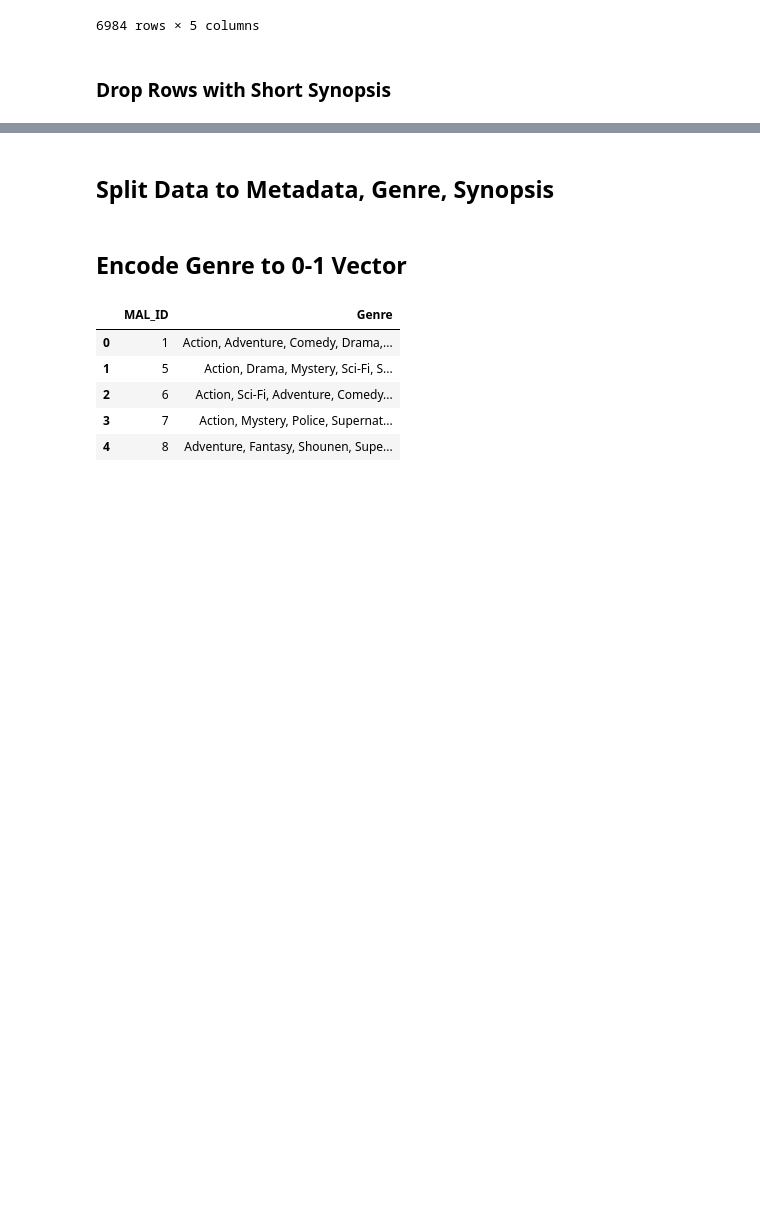
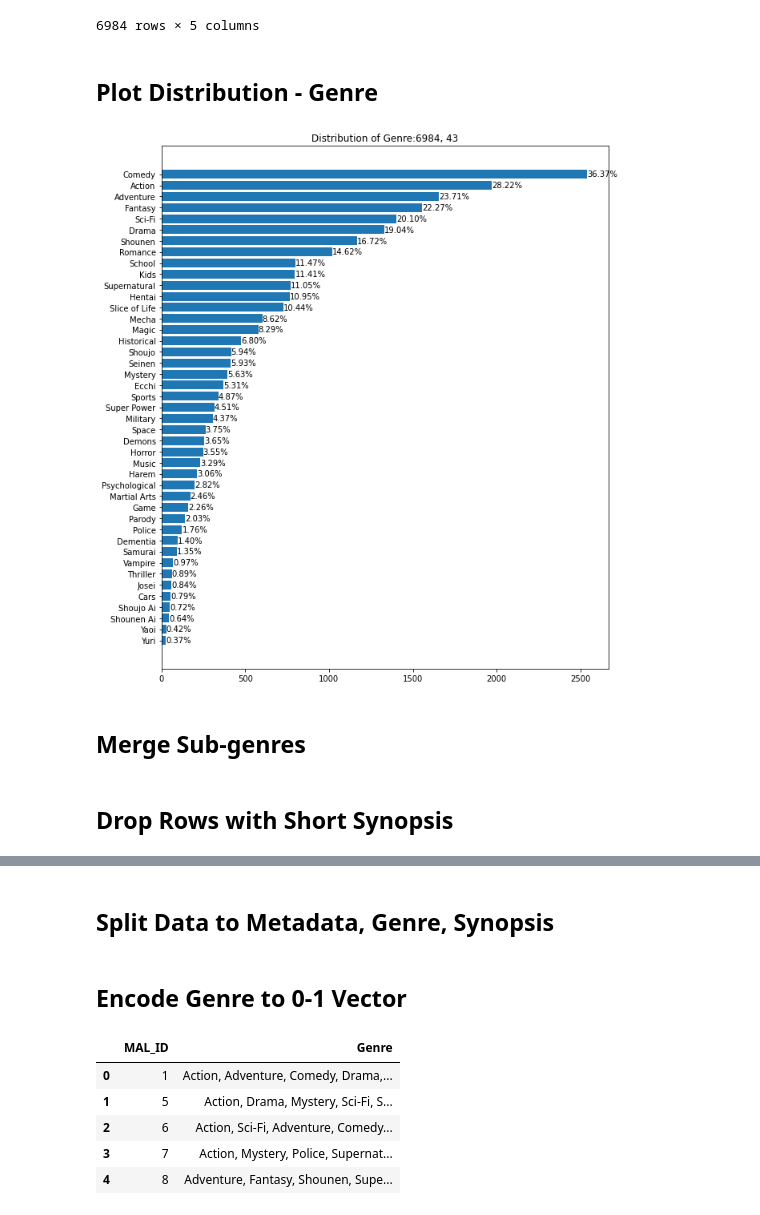
Before and after one commit to yh08037/anime-genre-classification, a Jupyter notebook: clean_data/clean_data.ipynb, the cells around one changed output, grey strips where cells are left out. Drawn from its saved outputs; the diff is of its cells as text; code cells hidden in the pictures; blank space fills up the shorter version.

```diff
--- a/clean_data/clean_data.ipynb
+++ b/clean_data/clean_data.ipynb
@@ -232,3 +232,34 @@ df
 | 17558 | 48483 | Mieruko-chan | TV | Comedy, Horror, Supernatural | typical school student life upsid... |
 | 17561 | 48492 | Scarlet Nexus | TV | Action, Fantasy | solar calendar called begun eatin... |
 6984 rows × 5 columns
+# %% [markdown]
+## Plot Distribution - Genre
+# %%
+def plot_genre_hist(df):
+    genre_list = list(set(df.Genre.str.split(', ').sum()))
+
+    genre_cnt = []
+    for genre in genre_list:
+        cnt = df.Genre.str.contains(genre).sum()
+        genre_cnt.append(cnt)
+
+    sorted_genre_list = [x for _, x in sorted(zip(genre_cnt, genre_list))]
+    sorted_genre_cnt  = sorted(genre_cnt)
+    num_anime = len(df)
+
+    fig = plt.figure(figsize=(10, 12))
+    ax = fig.subplots()
+    bars = plt.barh(sorted_genre_list, sorted_genre_cnt)
+    for i, bar in enumerate(bars):
+        percent = sorted_genre_cnt[i] / num_anime * 100
+        x = bar.get_width()
+        y = bar.get_y() + bar.get_height() / 2
+        ax.text(x, y, str('%.2f%%'%percent), ha='left', va='center')
+    plt.title('Distribution of Genre:%d, %d'%(num_anime, len(genre_list)))
+    plt.show()
+# %%
+plot_genre_hist(df)
+# %% [output]
+[figure, added]
+# %% [markdown]
+## Merge Sub-genres
@@ -235,5 +299,5 @@ df
 # %% [markdown]
-### Drop Rows with Short Synopsis
+## Drop Rows with Short Synopsis
 # %%
 df = df.loc[df.Synopsis.str.len().nlargest(6000).index]
 df = df.sort_values('MAL_ID')
```
Also changed, not shown: parts of 13 cells of this notebook, 24 other files.
